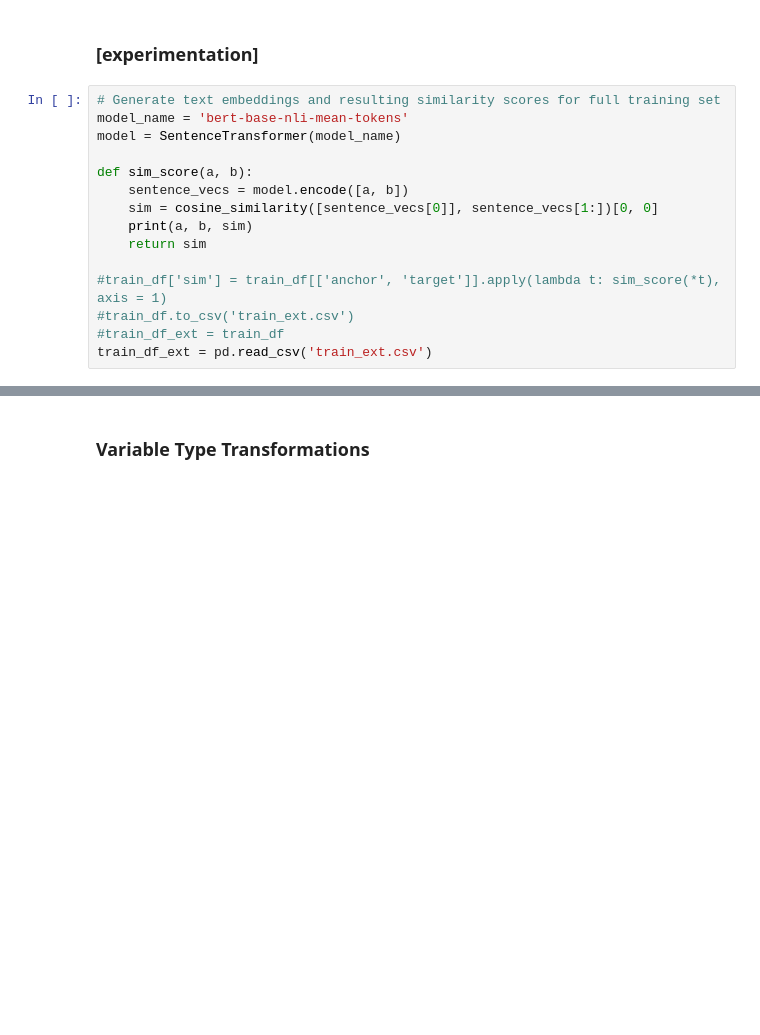
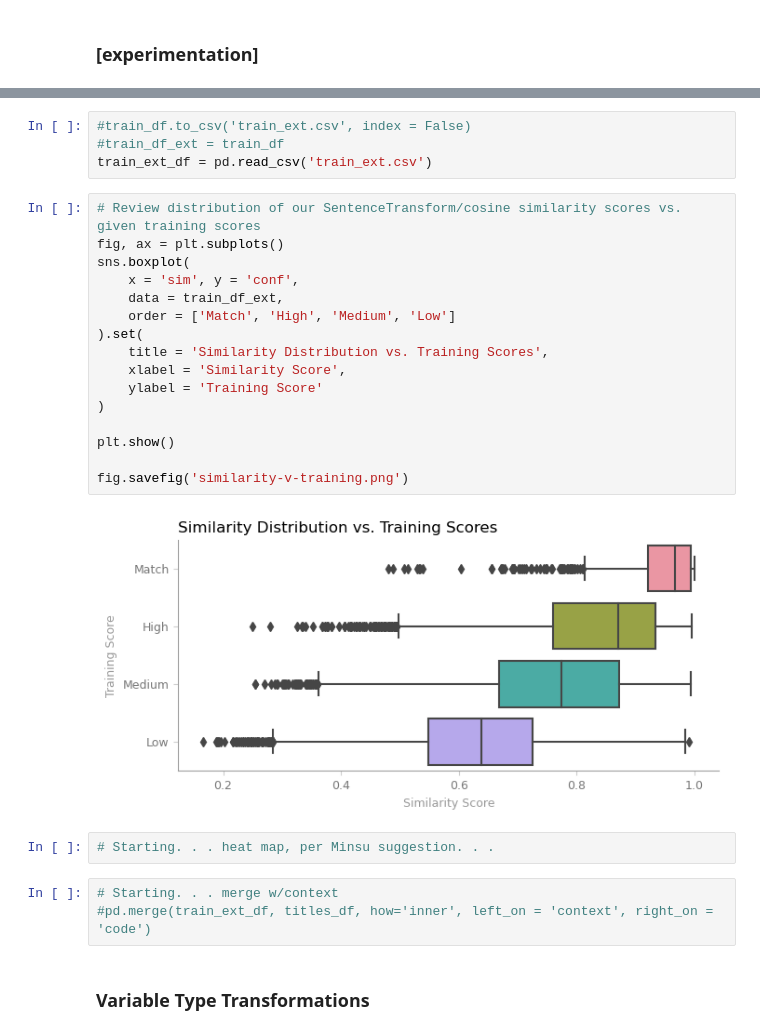
Before and after one commit to davefriesen/patent-semantics, a Jupyter notebook: source/patent-semantics.ipynb, the cells around one changed output, grey strips where cells are left out. Saved outputs shown, nothing was run; the diff lists cells and outputs as text; blank space fills up the shorter version.

Commit message:
Update patent-semantics, data sets

```diff
--- a/source/patent-semantics.ipynb
+++ b/source/patent-semantics.ipynb
@@ -84,18 +122,3 @@ score     int64
 dtype: object
 # %% [markdown]
 ### [experimentation]
-# %%
-# Generate text embeddings and resulting similarity scores for full training set
-model_name = 'bert-base-nli-mean-tokens'
-model = SentenceTransformer(model_name)
-
-def sim_score(a, b):
-    sentence_vecs = model.encode([a, b])
-    sim = cosine_similarity([sentence_vecs[0]], sentence_vecs[1:])[0, 0]
-    print(a, b, sim)
-    return sim
-
-#train_df['sim'] = train_df[['anchor', 'target']].apply(lambda t: sim_score(*t), axis = 1)
-#train_df.to_csv('train_ext.csv')
-#train_df_ext = train_df
-train_df_ext = pd.read_csv('train_ext.csv')
@@ -118,3 +152,30 @@ train_df_ext
+# %%
+#train_df.to_csv('train_ext.csv', index = False)
+#train_df_ext = train_df
+train_ext_df = pd.read_csv('train_ext.csv')
+# %%
+# Review distribution of our SentenceTransform/cosine similarity scores vs. given training scores
+fig, ax = plt.subplots()
+sns.boxplot(
+    x = 'sim', y = 'conf',
+    data = train_df_ext,
+    order = ['Match', 'High', 'Medium', 'Low']
+).set(
+    title = 'Similarity Distribution vs. Training Scores',
+    xlabel = 'Similarity Score',
+    ylabel = 'Training Score'
+)
+
+plt.show()
+
+fig.savefig('similarity-v-training.png')
+# %% [output]
+[figure, added]
+# %%
+# Starting. . . heat map, per Minsu suggestion. . .
+# %%
+# Starting. . . merge w/context
+#pd.merge(train_ext_df, titles_df, how='inner', left_on = 'context', right_on = 'code')
 # %% [markdown]
 ### Variable Type Transformations
 # %% [markdown]
```
Also changed, not shown: parts of 10 cells of this notebook, 4 other files.
